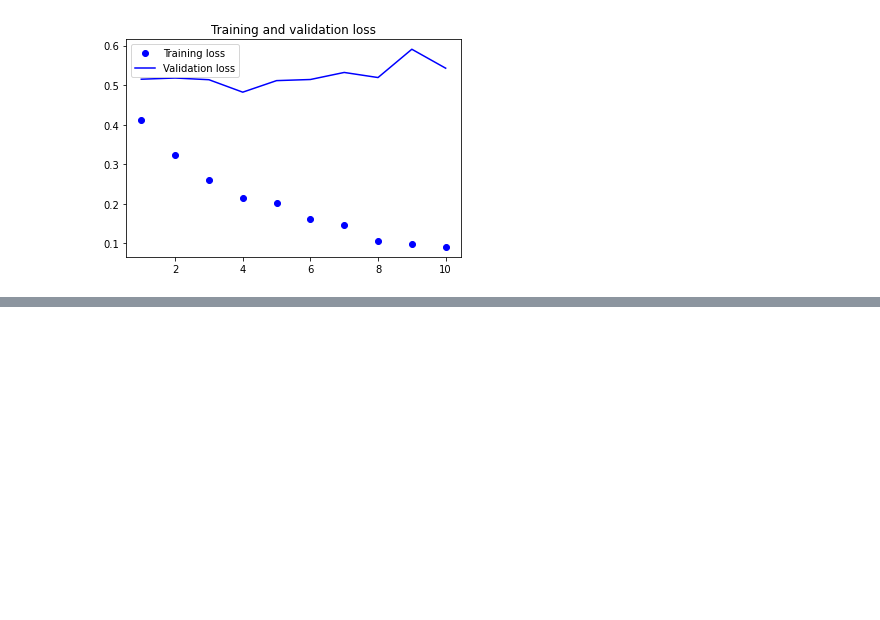
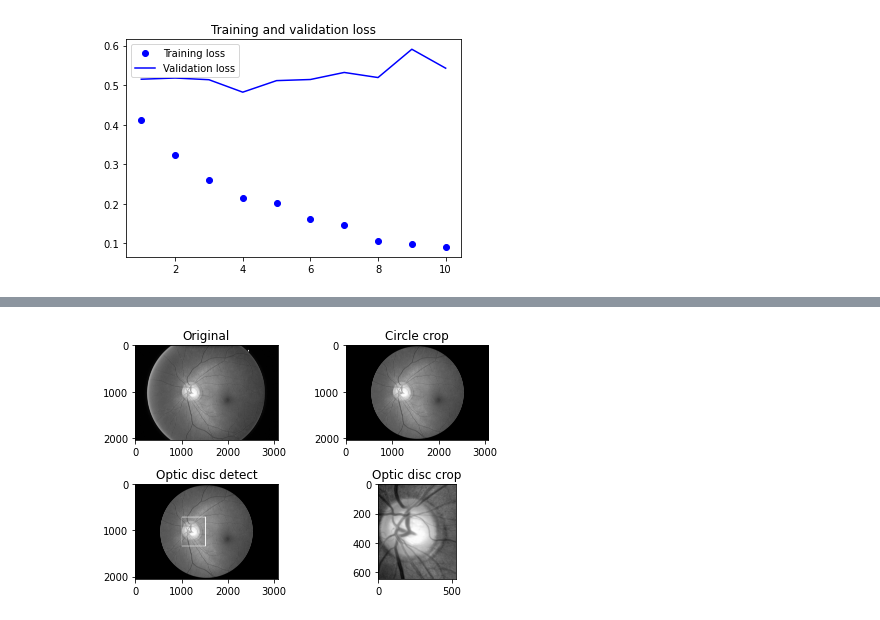
Before and after one commit to WojciechMojsiejuk/GlaucomaDetection, a Jupyter notebook: glaucoma_recognition.ipynb, the cells around one changed output, grey strips where cells are left out. Cells and saved outputs as stored; diff of their text form; code cells hidden in the pictures; blank space fills up the shorter version.

```diff
--- a/glaucoma_recognition.ipynb
+++ b/glaucoma_recognition.ipynb
@@ -272,0 +316,19 @@ plt.show()
+# %%
+plt.subplot(2,2,1)
+plt.title('Original')
+plt.imshow(img, cmap='gray')
+plt.subplot(2,2,2)
+plt.title('Circle crop')
+cropped = crop_circle(img)
+plt.imshow(cropped, cmap='gray')
+plt.subplot(2,2,3)
+plt.title('Optic disc detect')
+detect = optic_disc_crop(cropped.copy(), True)
+plt.imshow(detect, cmap='gray')
+plt.subplot(2,2,4)
+plt.title('Optic disc crop')
+cropped = optic_disc_crop(cropped)
+plt.imshow(cropped, cmap='gray')
+plt.tight_layout()
+# %% [output]
+[figure, added]
```
Also changed, not shown: parts of 8 cells of this notebook.
